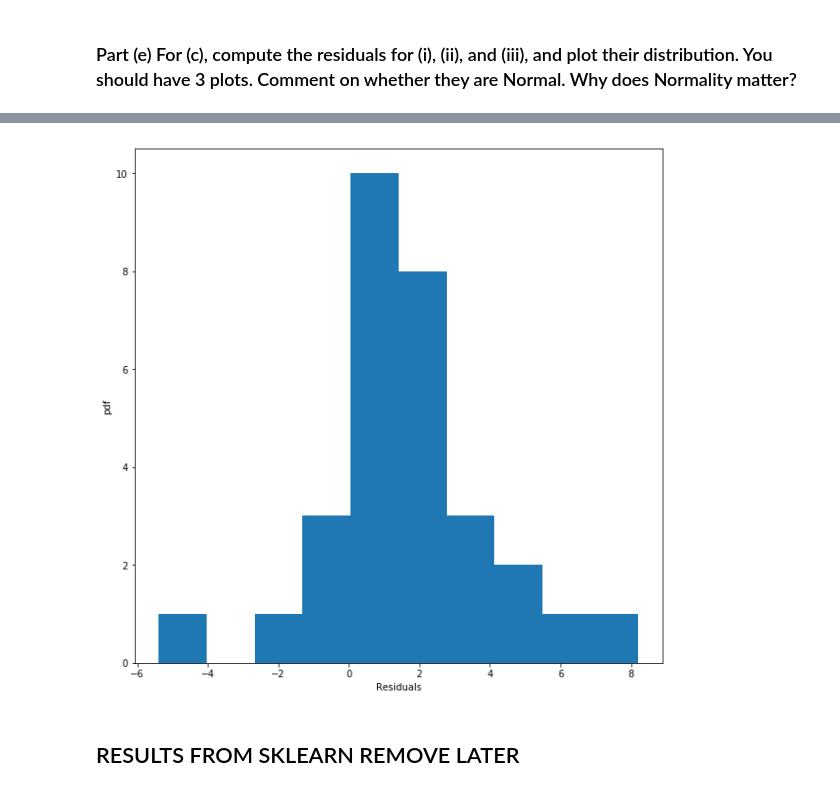
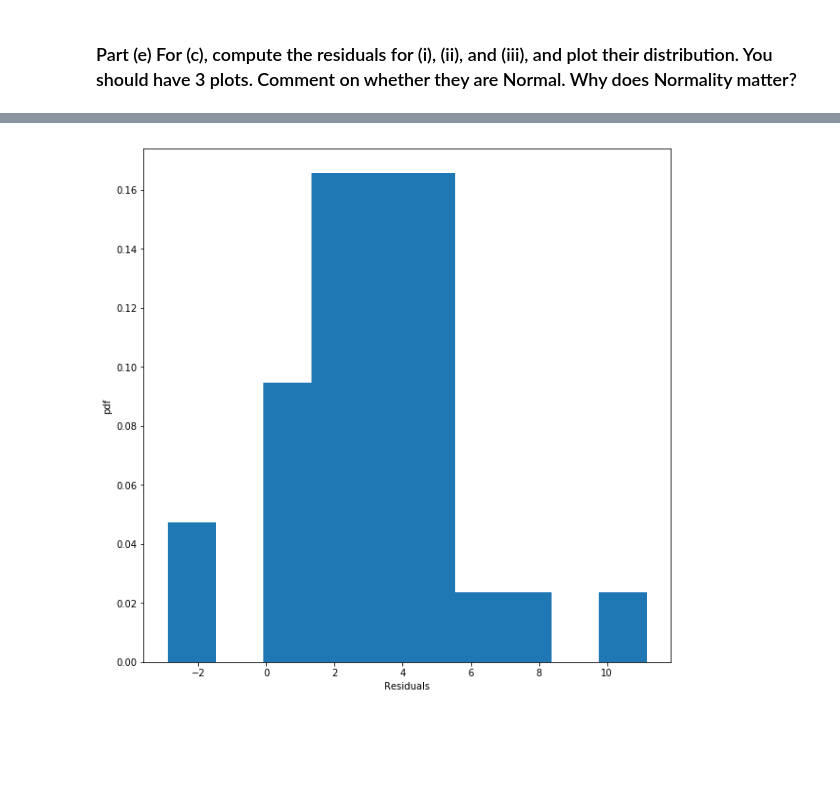
Before and after one commit to mihirchakradeo/CSE544, a Jupyter notebook: HW5/Q5.ipynb, the cells around one changed output, grey strips where cells are left out. Drawn from its saved outputs; the diff is of its cells as text; code cells hidden in the pictures; blank space fills up the shorter version.

```diff
--- a/HW5/Q5.ipynb
+++ b/HW5/Q5.ipynb
@@ -13,11 +17,11 @@ df_2012 = pd.read_csv("nba2012.csv")
 df_2011 = pd.read_csv("nba2011.csv")
 df_2010 = pd.read_csv("nba2010.csv")
 # %%
-df2017 = df_2017[['FG', 'ORB', 'DRB', 'TRB', 'PTS']]
-df2016 = df_2016[['FG', 'ORB', 'DRB', 'TRB', 'PTS']]
-df2015 = df_2015[['FG', 'ORB', 'DRB', 'TRB', 'PTS']]
-df2014 = df_2014[['FG', 'ORB', 'DRB', 'TRB', 'PTS']]
-df2013 = df_2013[['FG', 'ORB', 'DRB', 'TRB', 'PTS']]
-df2012 = df_2012[['FG', 'ORB', 'DRB', 'TRB', 'PTS']]
-df2011 = df_2011[['FG', 'ORB', 'DRB', 'TRB', 'PTS']]
-df2010 = df_2010[['FG', 'ORB', 'DRB', 'TRB', 'PTS']]
+df2017 = df_2017[['FG%', 'ORB', 'DRB', 'TRB', 'PTS']]
+df2016 = df_2016[['FG%', 'ORB', 'DRB', 'TRB', 'PTS']]
+df2015 = df_2015[['FG%', 'ORB', 'DRB', 'TRB', 'PTS']]
+df2014 = df_2014[['FG%', 'ORB', 'DRB', 'TRB', 'PTS']]
+df2013 = df_2013[['FG%', 'ORB', 'DRB', 'TRB', 'PTS']]
+df2012 = df_2012[['FG%', 'ORB', 'DRB', 'TRB', 'PTS']]
+df2011 = df_2011[['FG%', 'ORB', 'DRB', 'TRB', 'PTS']]
+df2010 = df_2010[['FG%', 'ORB', 'DRB', 'TRB', 'PTS']]
@@ -149,9 +129,12 @@ MAPE: [2.08721264]
 #### (ii) Using 2015-2016 training data
 # %%
 # Training the model
-x1_train = np.array(df2015[['FG', 'TRB']])
-x2_train = np.array(df2016[['FG', 'TRB']])
+x1_train = np.array(df2015[['FG%', 'TRB']])
+x2_train = np.array(df2016[['FG%', 'TRB']])
 x1_train = np.vstack((x1_train, x2_train))
+
+temp = np.ones(x1_train.shape[0]).reshape(-1,1)
+x1_train = np.hstack((temp,x1_train))
 
 y1_train = np.array(df2015[['PTS']])
 y2_train = np.array(df2016[['PTS']])
@@ -166,7 +145,9 @@ beta_hat.shape (2, 1)
 # %%
 # Testing on 2017 data
-x_test = df_2017[['FG', 'TRB']]
+x_test = df_2017[['FG%', 'TRB']]
 x_test = np.array(x_test)
+temp = np.ones(x_test.shape[0]).reshape(-1,1)
+x_test = np.hstack((temp,x_test))
 # result2 = clf.predict(x_test)
 result2 = x_test.dot(beta_hat)
 # %%
@@ -244,8 +211,0 @@ MAPE: [2.15980106]
-# %%
-# SSE
-sse = SSE(result3)
-print("SSE:",sse)
-# MAPE
-actual = np.array(df_2017[['PTS']])
-mape = MAPE(actual, result3)
-print("MAPE:",mape)
@@ -328,10 +257,8 @@ plt.show()
 # %%
 plt.figure(figsize=(10,10))
-plt.hist(residual2)
+plt.hist(residual2, density=True)
 plt.xlabel('Residuals')
 plt.ylabel('pdf')
 plt.show()
 # %% [output]
-[figure, old version]
+[figure, new version]
-# %% [markdown]
-## RESULTS FROM SKLEARN REMOVE LATER
```
Also changed, not shown: parts of 47 cells of this notebook.
